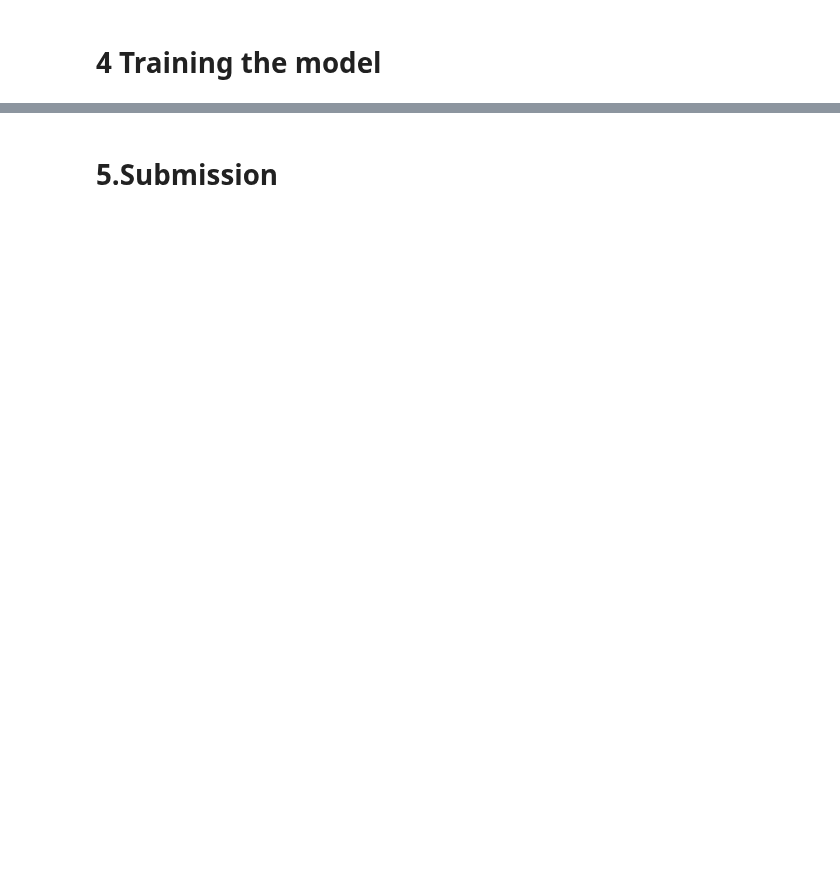
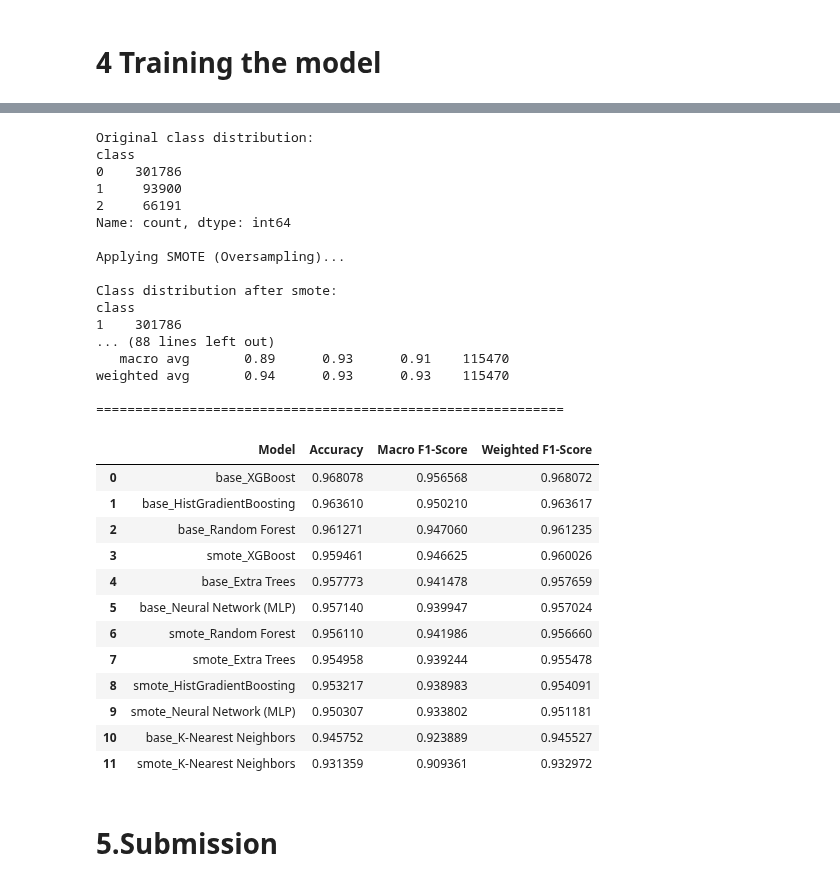
Before and after one commit to David-Langat/Kaggle, a Jupyter notebook: playground_series/predicting_stellar_class/predicting_stellar_class.ipynb, the cells around one changed output, grey strips where cells are left out. Saved outputs shown, nothing was run; the diff lists cells and outputs as text; code cells hidden in the pictures; blank space fills up the shorter version.

```diff
--- a/playground_series/predicting_stellar_class/predicting_stellar_class.ipynb
+++ b/playground_series/predicting_stellar_class/predicting_stellar_class.ipynb
@@ -470,3 +503,53 @@ Selected 'XGBoost' as the best model for submission.
+# %%
+# Apply SMOTE to balance the training data
+X_train_bal, y_train_bal = balance_classes(X_train, y_train, method='smote')
+
+# Re-evaluate the models using the balanced training data
+# We reuse the models_to_train dictionary defined in section 4.1
+comparison_df_bal, trained_models_bal = train_and_evaluate_models(
+    models_to_train, X_train_bal, X_test, y_train_bal, y_test, prefix="smote_"
+)
+
+# Combine all trained models
+all_trained_models = {**trained_models, **trained_models_bal}
+
+# Combine all comparison dataframes
+all_comparisons_df = pd.concat([comparison_df, comparison_df_bal], ignore_index=True)
+all_comparisons_df = all_comparisons_df.sort_values(by='Accuracy', ascending=False).reset_index(drop=True)
+
+# Display the comparison table for the balanced approach
+all_comparisons_df
+# %% [output]
+Original class distribution:
+class
+0    301786
+1     93900
+2     66191
+Name: count, dtype: int64
+
+Applying SMOTE (Oversampling)...
+
+Class distribution after smote:
+class
+1    301786
+... (88 lines left out)
+   macro avg       0.89      0.93      0.91    115470
+weighted avg       0.94      0.93      0.93    115470
+
+============================================================
+|  | Model | Accuracy | Macro F1-Score | Weighted F1-Score |
+| 0 | base_XGBoost | 0.968078 | 0.956568 | 0.968072 |
+| 1 | base_HistGradientBoosting | 0.963610 | 0.950210 | 0.963617 |
+| 2 | base_Random Forest | 0.961271 | 0.947060 | 0.961235 |
+| 3 | smote_XGBoost | 0.959461 | 0.946625 | 0.960026 |
+| 4 | base_Extra Trees | 0.957773 | 0.941478 | 0.957659 |
+| 5 | base_Neural Network (MLP) | 0.957140 | 0.939947 | 0.957024 |
+| 6 | smote_Random Forest | 0.956110 | 0.941986 | 0.956660 |
+| 7 | smote_Extra Trees | 0.954958 | 0.939244 | 0.955478 |
+| 8 | smote_HistGradientBoosting | 0.953217 | 0.938983 | 0.954091 |
+| 9 | smote_Neural Network (MLP) | 0.950307 | 0.933802 | 0.951181 |
+| 10 | base_K-Nearest Neighbors | 0.945752 | 0.923889 | 0.945527 |
+| 11 | smote_K-Nearest Neighbors | 0.931359 | 0.909361 | 0.932972 |
 # %% [markdown]
 # 5.Submission
 # %%
```
Also changed, not shown: parts of 9 cells of this notebook, 1 other file.
